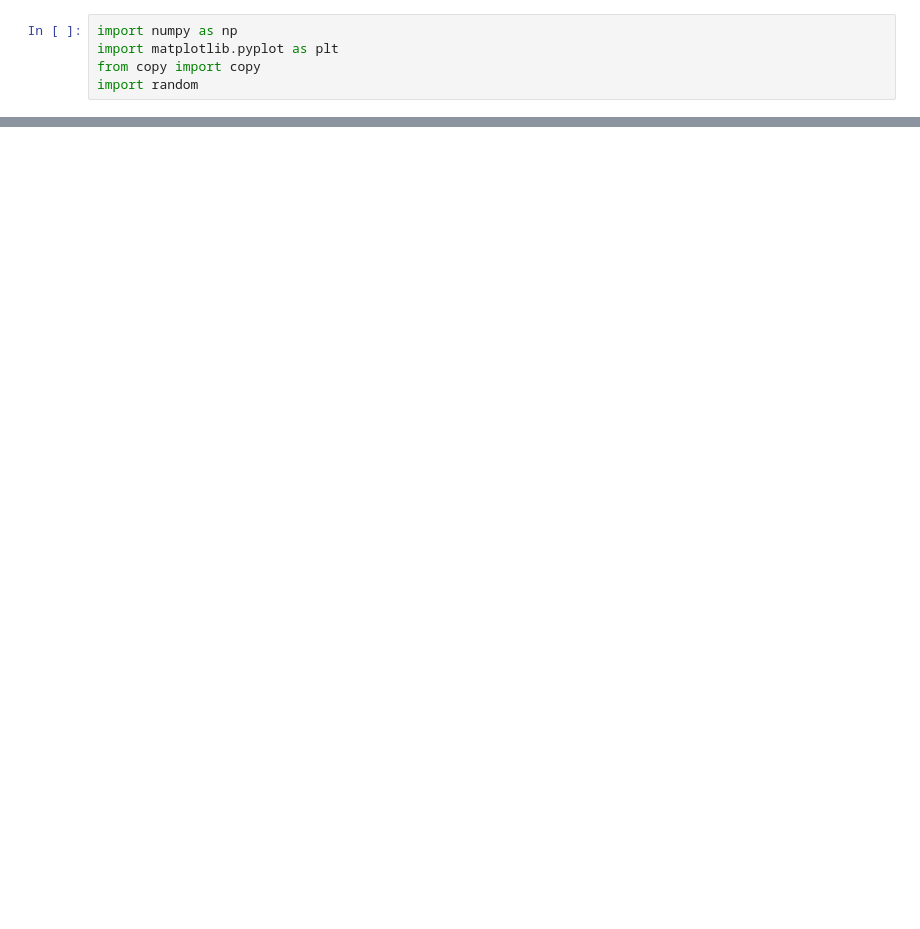
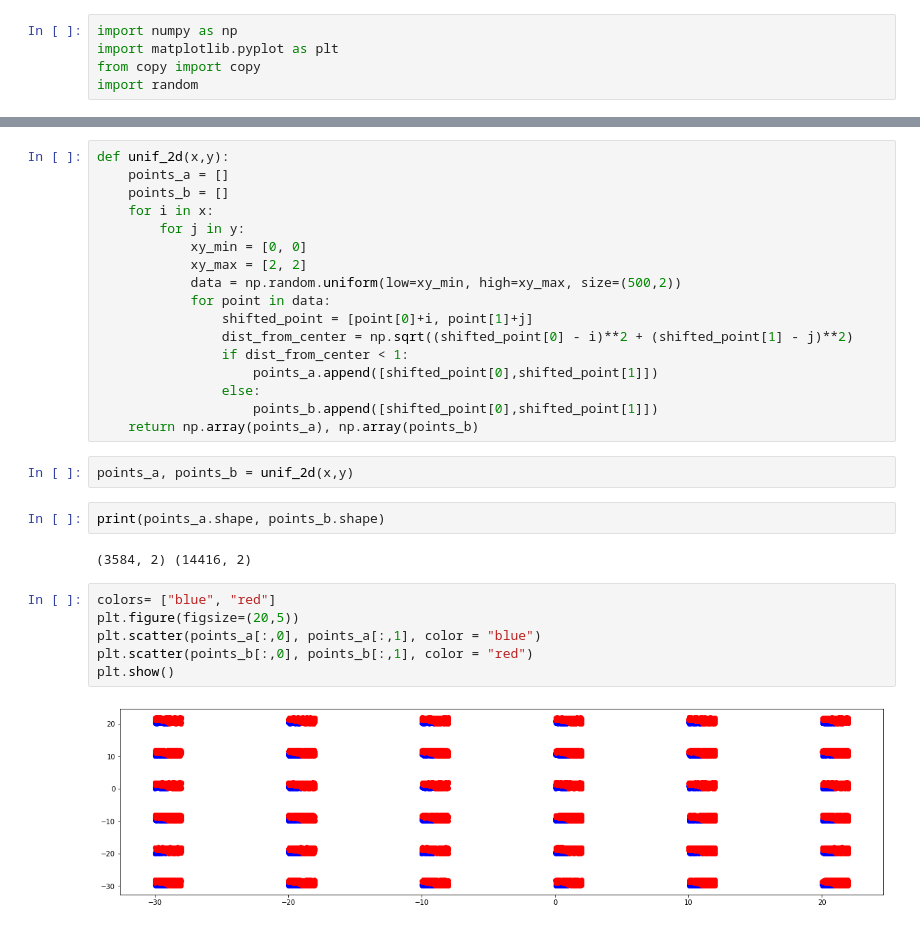
Before and after one commit to jui2000/696_experiments, a Jupyter notebook: dataset_synthesis.ipynb, the cells around one changed output, grey strips where cells are left out. Cells and saved outputs as stored; diff of their text form; blank space fills up the shorter version.

```diff
--- a/dataset_synthesis.ipynb
+++ b/dataset_synthesis.ipynb
@@ -66,0 +40,31 @@ ValueError: 'c' argument has 458 elements, which is inconsistent with 'x' and 'y
+# %%
+def unif_2d(x,y):
+    points_a = []
+    points_b = []
+    for i in x:
+        for j in y:
+            xy_min = [0, 0]
+            xy_max = [2, 2]
+            data = np.random.uniform(low=xy_min, high=xy_max, size=(500,2))
+            for point in data:
+                shifted_point = [point[0]+i, point[1]+j]
+                dist_from_center = np.sqrt((shifted_point[0] - i)**2 + (shifted_point[1] - j)**2)
+                if dist_from_center < 1:
+                    points_a.append([shifted_point[0],shifted_point[1]])
+                else:
+                    points_b.append([shifted_point[0],shifted_point[1]])
+    return np.array(points_a), np.array(points_b)
+# %%
+points_a, points_b = unif_2d(x,y)
+# %%
+print(points_a.shape, points_b.shape)
+# %% [output]
+(3584, 2) (14416, 2)
+# %%
+colors= ["blue", "red"]
+plt.figure(figsize=(20,5))
+plt.scatter(points_a[:,0], points_a[:,1], color = "blue")
+plt.scatter(points_b[:,0], points_b[:,1], color = "red")
+plt.show()
+# %% [output]
+[figure, added]
```
Also changed, not shown: parts of 6 cells of this notebook.
